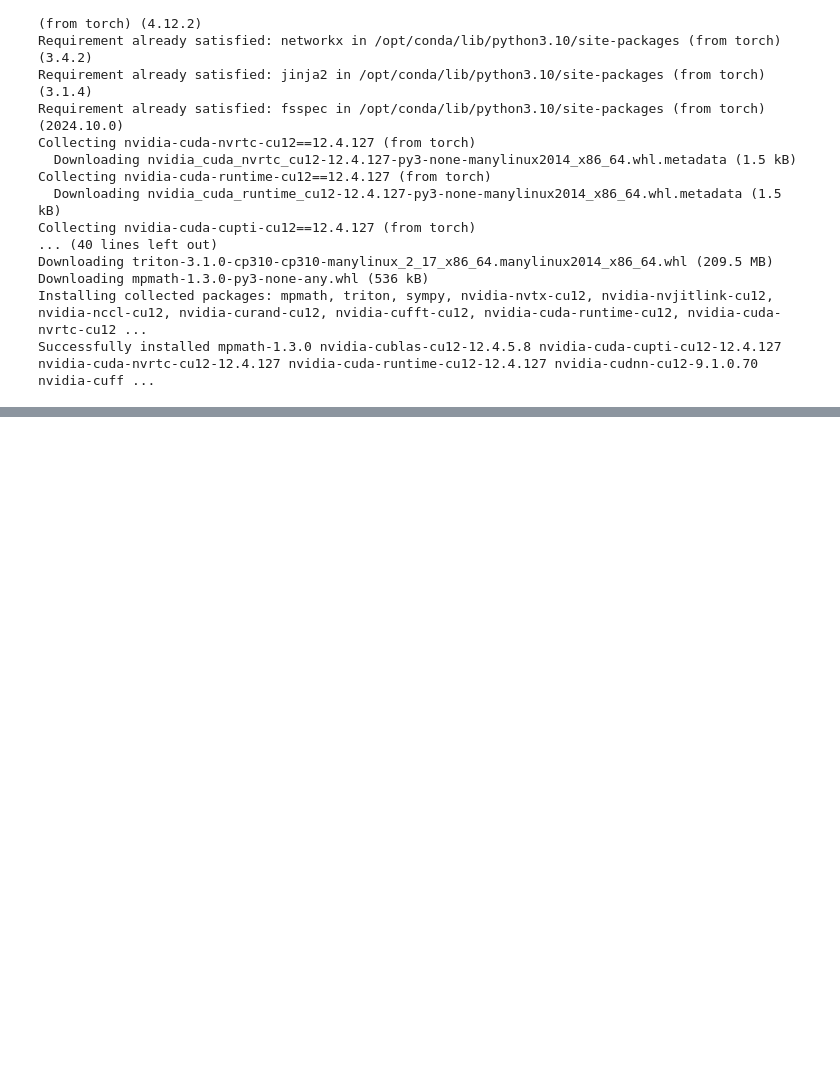
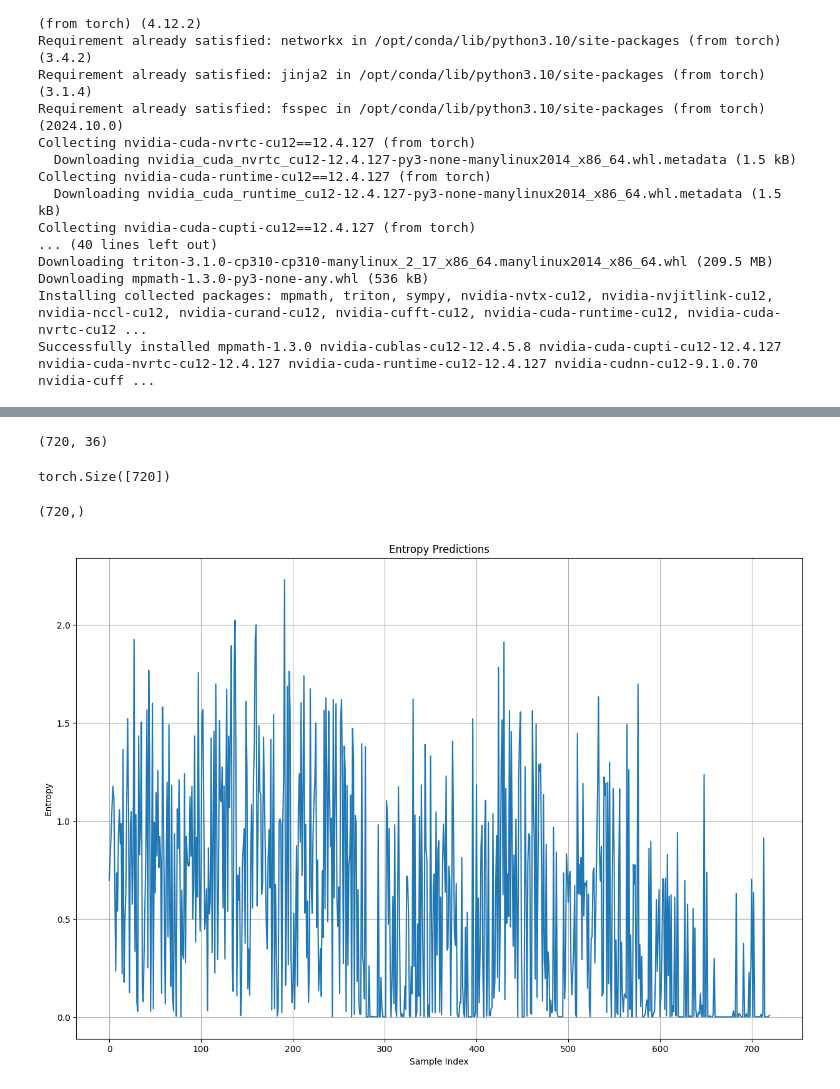
Before and after one commit to lklostermair/tum-adlr-wise24-17, a Jupyter notebook: MCdropouttest.ipynb, the cells around one changed output, grey strips where cells are left out. Cells and saved outputs as stored; diff of their text form; code cells hidden in the pictures; blank space fills up the shorter version.

```diff
--- a/MCdropouttest.ipynb
+++ b/MCdropouttest.ipynb
@@ -203,0 +310,33 @@ torch.save(test_labels, "test_labels.pth")
+# %%
+variance.shape
+# %% [output]
+(720, 36)
+# %%
+import torch
+test_labels = torch.load("test_labels.pth")
+test_labels.shape
+# %% [output]
+torch.Size([720])
+# %%
+mutual_info.shape
+# %% [output]
+(720,)
+# %%
+import matplotlib.pyplot as plt
+import numpy as np
+
+mean = np.load("mean_predictions.npy")
+variance = np.load("variance_predictions.npy")
+entropy = np.load("entropy_predictions.npy")
+mutual_info = np.load("mutual_info_predictions.npy")
+
+
+plt.figure(figsize=(15, 10))
+plt.plot(entropy)
+plt.title("Entropy Predictions")
+plt.xlabel("Sample Index")
+plt.ylabel("Entropy")
+plt.grid(True)
+plt.show()
+# %% [output]
+[figure, added]
```
Also changed, not shown: parts of 6 cells of this notebook, 4 other files.
